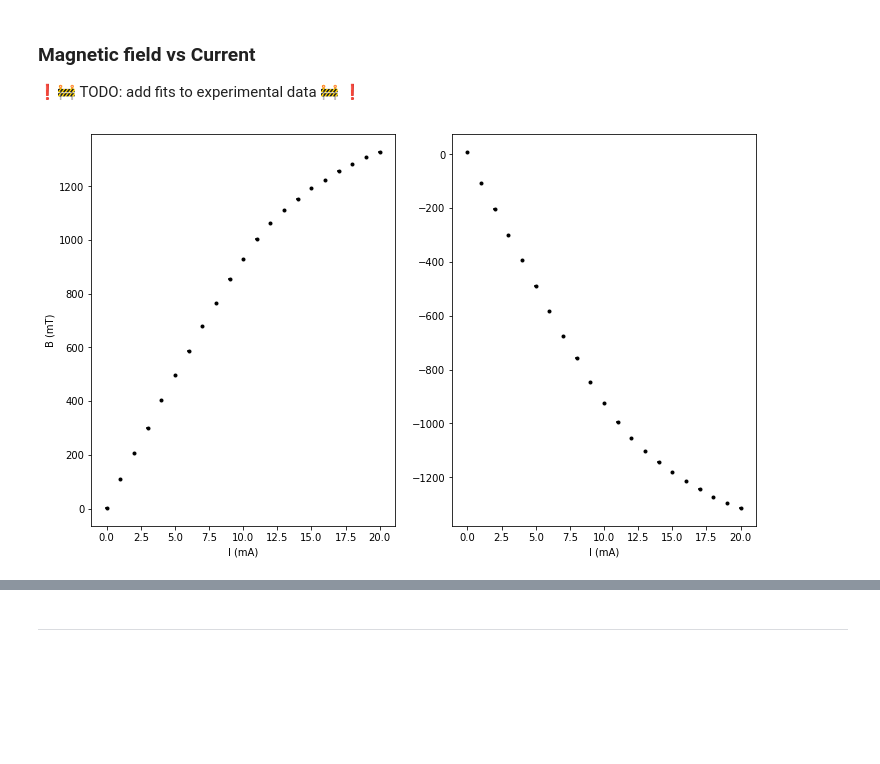
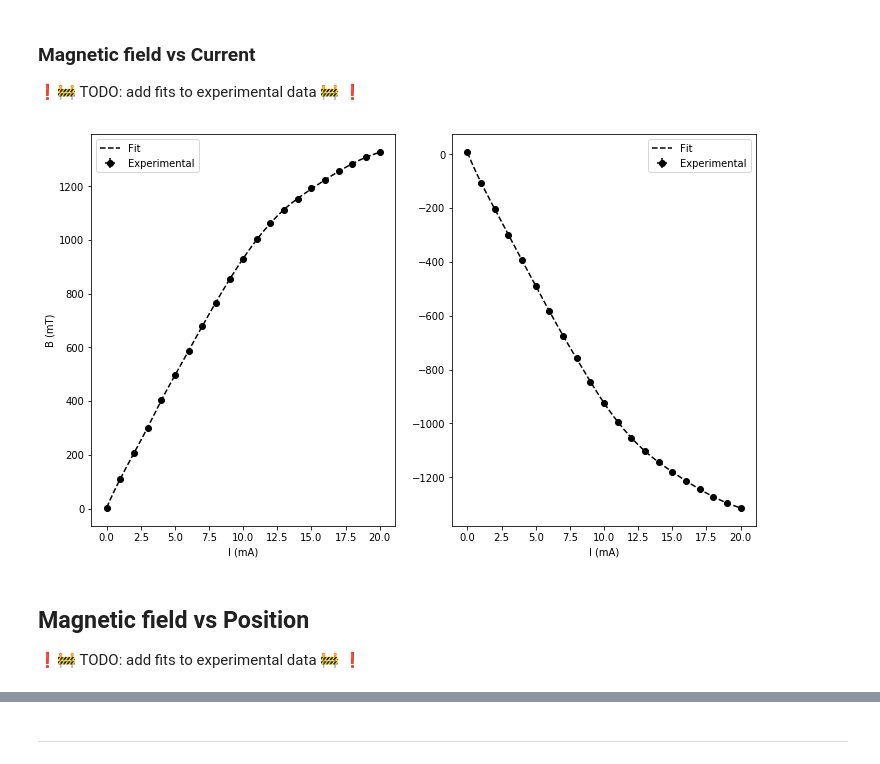
Before and after one commit to iyanmv/APL_ws18-19, a Jupyter notebook: MagnetoOptics/Magneto Optics analysis.ipynb, the cells around one changed output, grey strips where cells are left out. Cells and saved outputs as stored; diff of their text form; code cells hidden in the pictures; blank space fills up the shorter version.

```diff
--- a/MagnetoOptics/Magneto Optics analysis.ipynb
+++ b/MagnetoOptics/Magneto Optics analysis.ipynb
@@ -34,12 +35,22 @@ sample3 = np.loadtxt(os.path.join(data_path, "sample3_CS2.txt"))
 # %% [markdown]
 ### Magnetic field vs Current
 ❗🚧 TODO: add fits to experimental data 🚧 ❗
+# %%
+spline1 = UnivariateSpline(data1[:,0], data1[:,1], k=3)
+spline2 = UnivariateSpline(data2[:,0], data2[:,1], k=3)
+x_spline1 = np.linspace(0, 20, 1000)
+y_spline1 = spline1(x_spline1)
+y_spline2 = spline2(x_spline1)
 # %%
 fig, (ax1, ax2) = plt.subplots(1, 2, figsize=(10,6), constrained_layout=True)
-ax1.errorbar(data1[:,0], data1[:,1], xerr=0.1, yerr=1, fmt='k.')
-ax2.errorbar(data2[:,0], data2[:,1], xerr=0.1, yerr=1, fmt='k.')
+ax1.errorbar(data1[:,0], data1[:,1], xerr=0.1, yerr=1, fmt='ko', label="Experimental")
+ax2.errorbar(data2[:,0], data2[:,1], xerr=0.1, yerr=1, fmt='ko', label="Experimental")
+ax1.plot(x_spline1, y_spline1, 'k--', label="Fit")
+ax2.plot(x_spline1, y_spline2, 'k--', label="Fit")
 ax1.set_xlabel('I (mA)')
 ax2.set_xlabel('I (mA)')
-ax1.set_ylabel('B (mT)');
+ax1.set_ylabel('B (mT)')
+ax1.legend(loc=0)
+ax2.legend(loc=0);
 # %% [output]
-[figure, old version]
+[figure, new version]
@@ -45,0 +60,3 @@ ax1.set_ylabel('B (mT)');
+# %% [markdown]
+## Magnetic field vs Position
+❗🚧 TODO: add fits to experimental data 🚧 ❗
```
Also changed, not shown: parts of 16 cells of this notebook, 18 other files.
